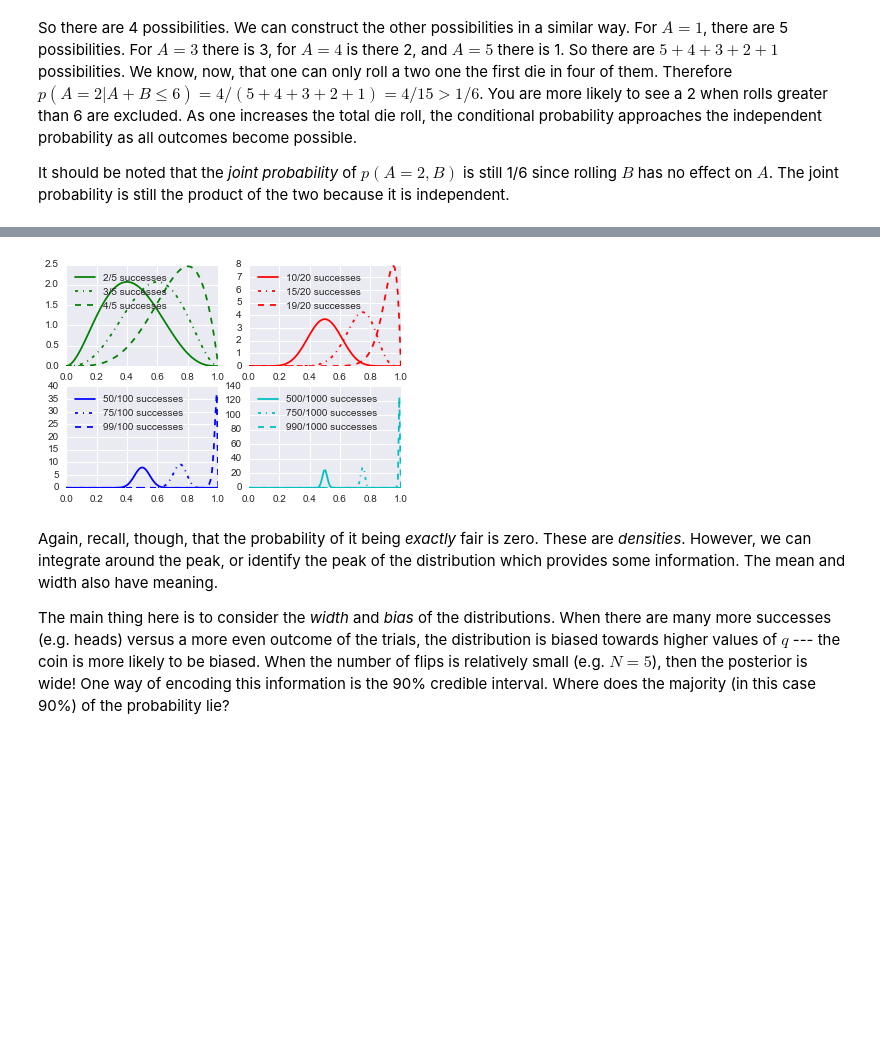
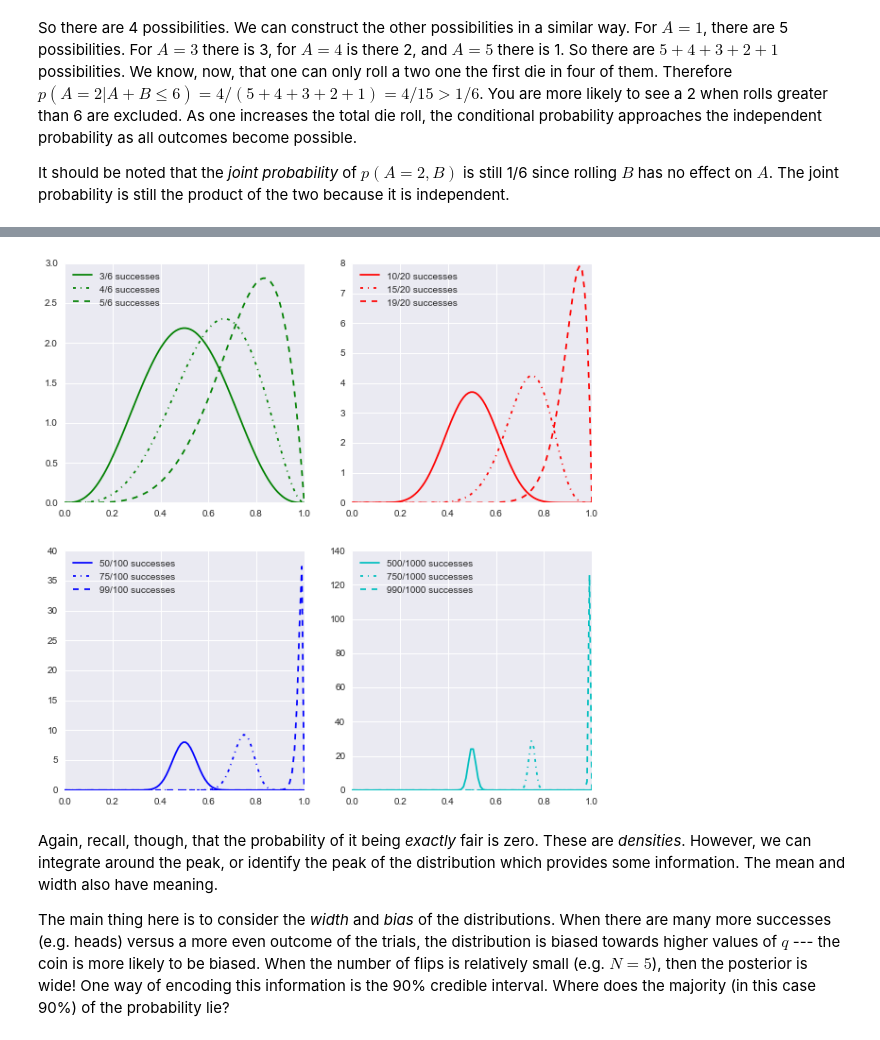
Before and after one commit to GNOME-physics/data_analysis_tutorials, a Jupyter notebook: notebooks/bayes_law.ipynb, the cells around one changed output, grey strips where cells are left out. Cells and saved outputs as stored; diff of their text form; code cells hidden in the pictures; blank space fills up the shorter version.

```diff
--- a/notebooks/bayes_law.ipynb
+++ b/notebooks/bayes_law.ipynb
@@ -85,25 +85,26 @@ $$
 Let's plot a little.
 # %%
 q = numpy.linspace(0, 1, 100)
-N = (5, 20, 100, 1000)
+N = (6, 20, 100, 1000)
 k_frac = (0.5, 0.75, 0.99)
 
 colors = ['g', 'r', 'b', 'c']
 typ = ['-', '-.', '--']
 
+pyplot.figure(figsize=(10,10))
 for i, n in enumerate(N):
     pyplot.subplot(2, 2, i+1)
     for kf in k_frac:
         k = int(kf * n)
         pos = q**k*(1-q)**(n-k)
         pos /= scipy.special.beta(k+1, n-k+1)
         pyplot.plot(q, pos, color=colors[0], linestyle=typ[0], label="%d/%d successes" % (k, n))
         typ.append(typ.pop(0))
     pyplot.legend(loc="upper left")
 
     colors.append(colors.pop(0))
 # %% [output]
-[figure, old version]
+[figure, new version]
 # %% [markdown]
 Again, recall, though, that the probability of it being *exactly* fair is zero. These are *densities*. However, we can integrate around the peak, or identify the peak of the distribution which provides some information. The mean and width also have meaning.
 
```
Also changed, not shown: parts of 2 cells of this notebook, 3 other files.
